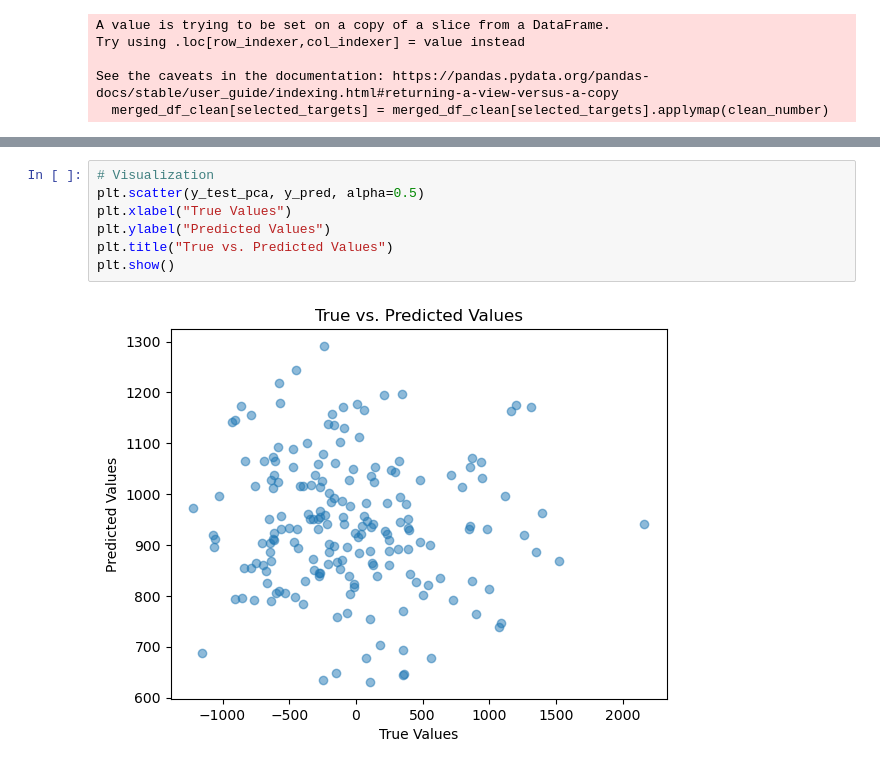
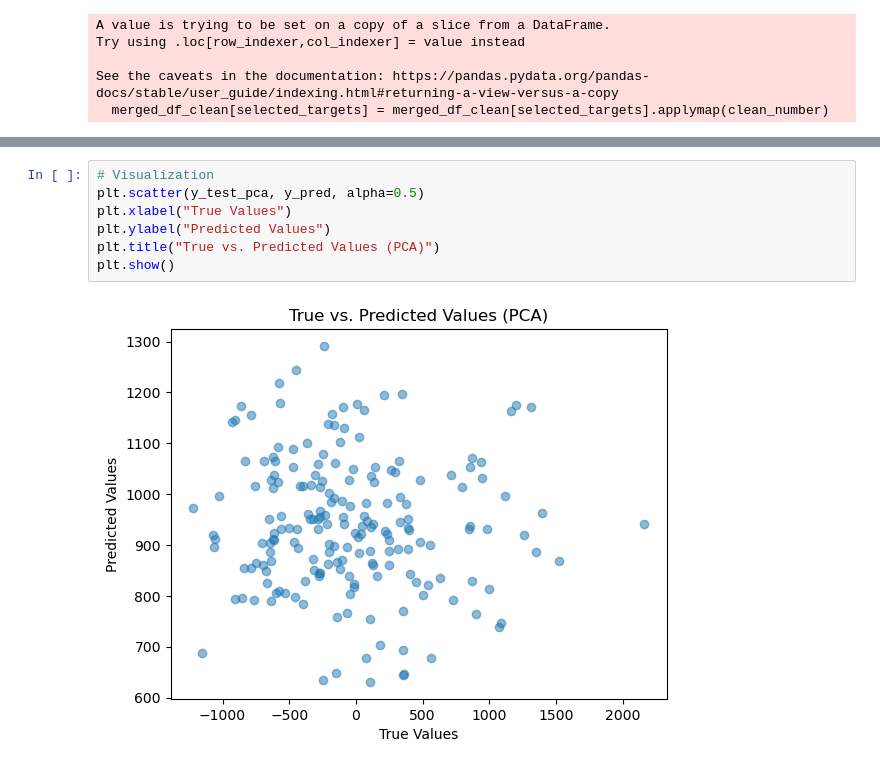
Before and after one commit to haotsung/WM_task, a Jupyter notebook: WM_task_cv.ipynb, the cells around one changed output, grey strips where cells are left out. Saved outputs shown, nothing was run; the diff lists cells and outputs as text.

```diff
--- a/WM_task_cv.ipynb
+++ b/WM_task_cv.ipynb
@@ -123,9 +152,9 @@ Mean R2 wihtout PCA: -0.44984441724162494
 # %%
 # Visualization
 plt.scatter(y_test_pca, y_pred, alpha=0.5)
 plt.xlabel("True Values")
 plt.ylabel("Predicted Values")
-plt.title("True vs. Predicted Values")
+plt.title("True vs. Predicted Values (PCA)")
 plt.show()
 # %% [output]
-[figure, old version]
+[figure, new version]
```
Also changed, not shown: parts of 2 cells of this notebook.
